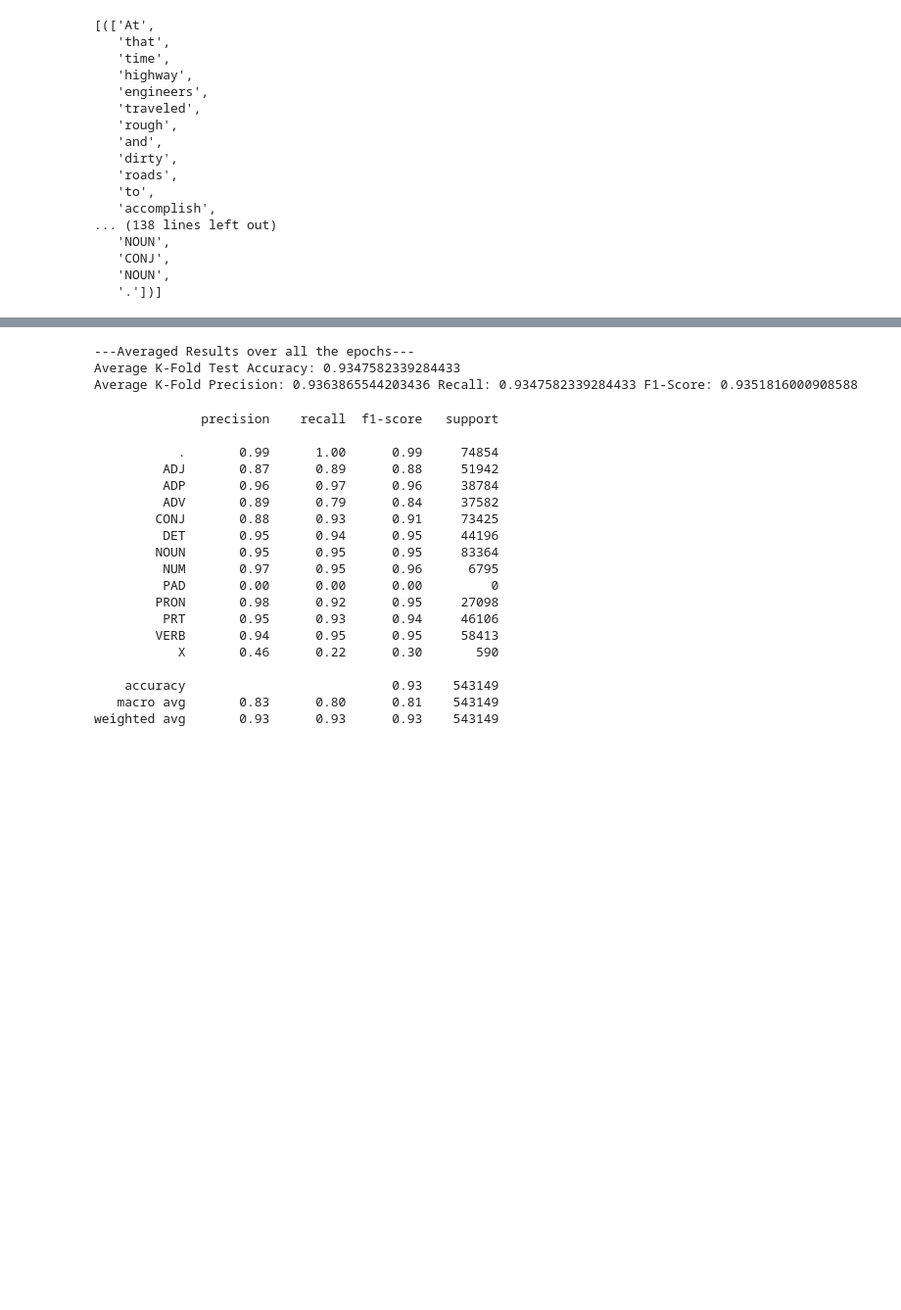
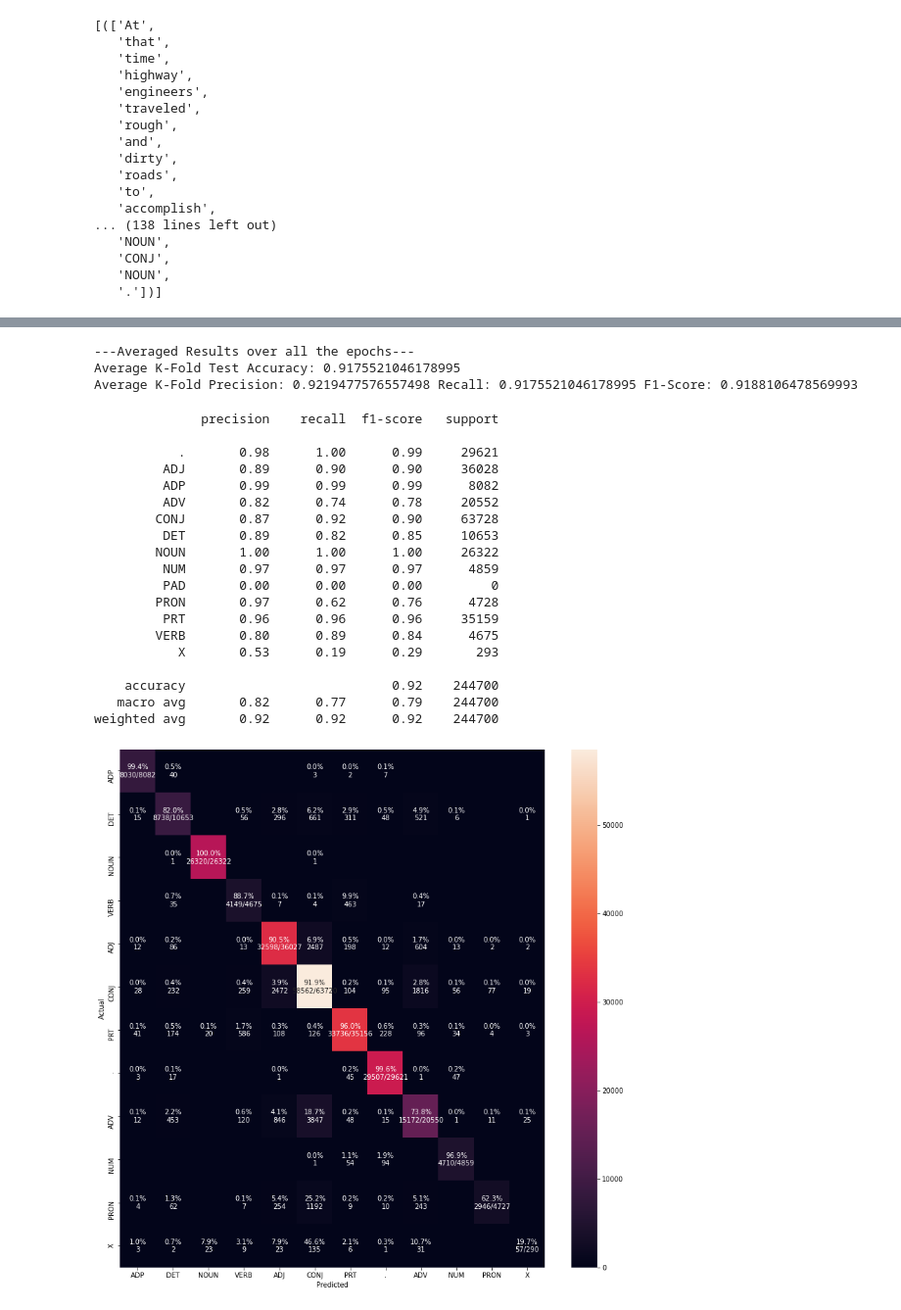
Before and after one commit to ShikharJ/CS563-NLP, a Jupyter notebook: Assignment 3/POS_NN.ipynb, the cells around one changed output, grey strips where cells are left out. Shown at 98% size. Saved outputs shown, nothing was run; the diff lists cells and outputs as text; code cells hidden in the pictures; blank space fills up the shorter version.

```diff
--- a/Assignment 3/POS_NN.ipynb
+++ b/Assignment 3/POS_NN.ipynb
@@ -230,8 +235,8 @@ for fold_num, (train_index, test_index) in enumerate(kf.split(parsed_sentences))
     #         else:
     #             y_pred_nopad.append(predictions_argmax[i][j])
 
-    preds_all_folds.extend(y_pred_nopad)
-    golds_all_folds.extend(y_true_nopad)
+    preds_all_folds.append(y_pred_nopad)
+    golds_all_folds.append(y_true_nopad)
 
     y_pred_nopad = np.asarray(y_pred_nopad)
     y_true_nopad = np.asarray(y_true_nopad)
@@ -289,33 +294,33 @@ Fold 3 Precision: 0.9486036941889606 Recall: 0.9489507561881836 F1-Score: 0.9486
 # %%
 print("---Averaged Results over all the epochs---")
-test_accuracy = (np.asarray(preds_all_folds) == np.asarray(golds_all_folds)).mean()
+test_accuracy = (np.asarray(preds_all_folds[0]) == np.asarray(golds_all_folds[0])).mean()
 print('Average K-Fold Test Accuracy: {}'.format(test_accuracy))
-prec, rec, fscore, _ = precision_recall_fscore_support(preds_all_folds, golds_all_folds, average = 'weighted')
+prec, rec, fscore, _ = precision_recall_fscore_support(preds_all_folds[0], golds_all_folds[0], average = 'weighted')
 print('Average K-Fold Precision: {} Recall: {} F1-Score: {}'.format(prec, rec, fscore))
 # %% [output]
 ---Averaged Results over all the epochs---
-Average K-Fold Test Accuracy: 0.9347582339284433
-Average K-Fold Precision: 0.9363865544203436 Recall: 0.9347582339284433 F1-Score: 0.9351816000908588
+Average K-Fold Test Accuracy: 0.9175521046178995
+Average K-Fold Precision: 0.9219477576557498 Recall: 0.9175521046178995 F1-Score: 0.9188106478569993
 # %%
 id2tag = {v: k for k, v in tag2id.items()}
-print(classification_report([id2tag[i] for i in golds_all_folds], [id2tag[i] for i in preds_all_folds]))
+print(classification_report([id2tag[i] for i in golds_all_folds[0]], [id2tag[i] for i in preds_all_folds[0]]))
 # %% [output]
               precision    recall  f1-score   support
 
-           .       0.99      1.00      0.99     74854
-         ADJ       0.87      0.89      0.88     51942
-         ADP       0.96      0.97      0.96     38784
-         ADV       0.89      0.79      0.84     37582
-        CONJ       0.88      0.93      0.91     73425
-         DET       0.95      0.94      0.95     44196
-        NOUN       0.95      0.95      0.95     83364
-         NUM       0.97      0.95      0.96      6795
+           .       0.98      1.00      0.99     29621
+         ADJ       0.89      0.90      0.90     36028
+         ADP       0.99      0.99      0.99      8082
+         ADV       0.82      0.74      0.78     20552
+        CONJ       0.87      0.92      0.90     63728
+         DET       0.89      0.82      0.85     10653
+        NOUN       1.00      1.00      1.00     26322
+         NUM       0.97      0.97      0.97      4859
          PAD       0.00      0.00      0.00         0
-        PRON       0.98      0.92      0.95     27098
-         PRT       0.95      0.93      0.94     46106
-        VERB       0.94      0.95      0.95     58413
-           X       0.46      0.22      0.30       590
+        PRON       0.97      0.62      0.76      4728
+         PRT       0.96      0.96      0.96     35159
+        VERB       0.80      0.89      0.84      4675
+           X       0.53      0.19      0.29       293
 
-    accuracy                           0.93    543149
-   macro avg       0.83      0.80      0.81    543149
-weighted avg       0.93      0.93      0.93    543149
+    accuracy                           0.92    244700
+   macro avg       0.82      0.77      0.79    244700
+weighted avg       0.92      0.92      0.92    244700
@@ -321,0 +371,4 @@ weighted avg       0.93      0.93      0.93    543149
+# %%
+cm_analysis([id2tag[i] for i in golds_all_folds[0]], [id2tag[i] for i in preds_all_folds[0]], sorted(tag2id.keys(), key=lambda k: tag2id[k])[1:], ymap=None, figsize=(14, 14))
+# %% [output]
+[figure, added]
```
Also changed, not shown: parts of 5 cells of this notebook, 1 other file.
